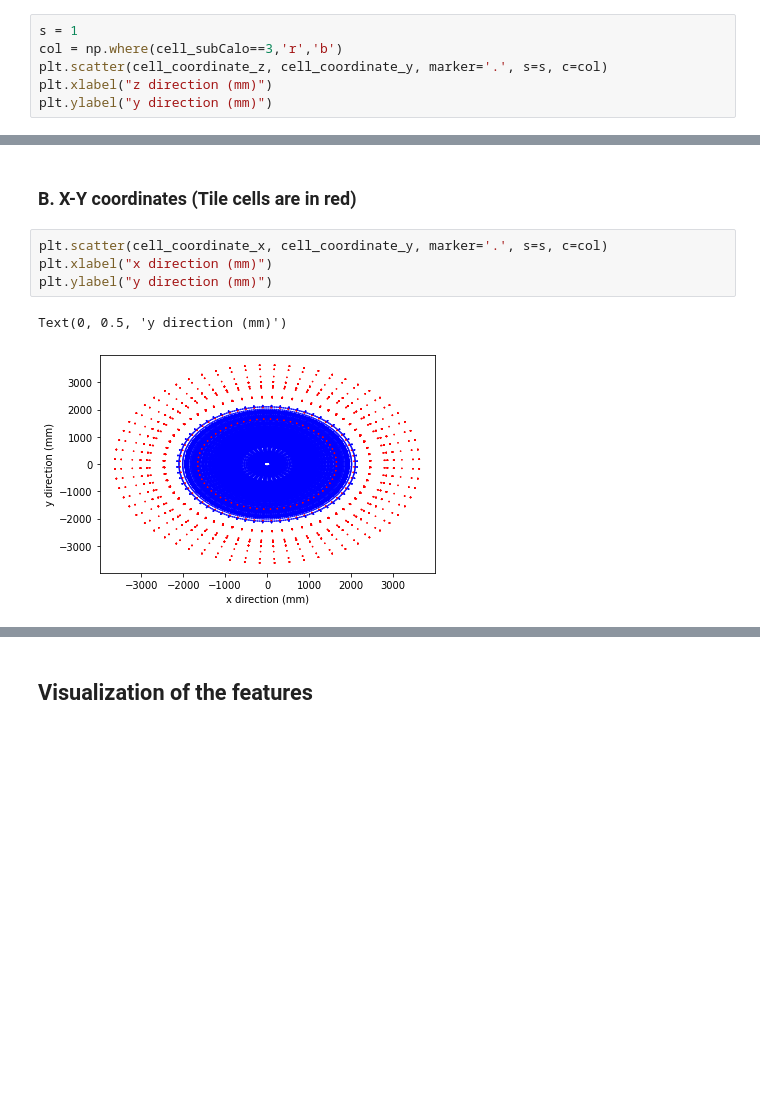
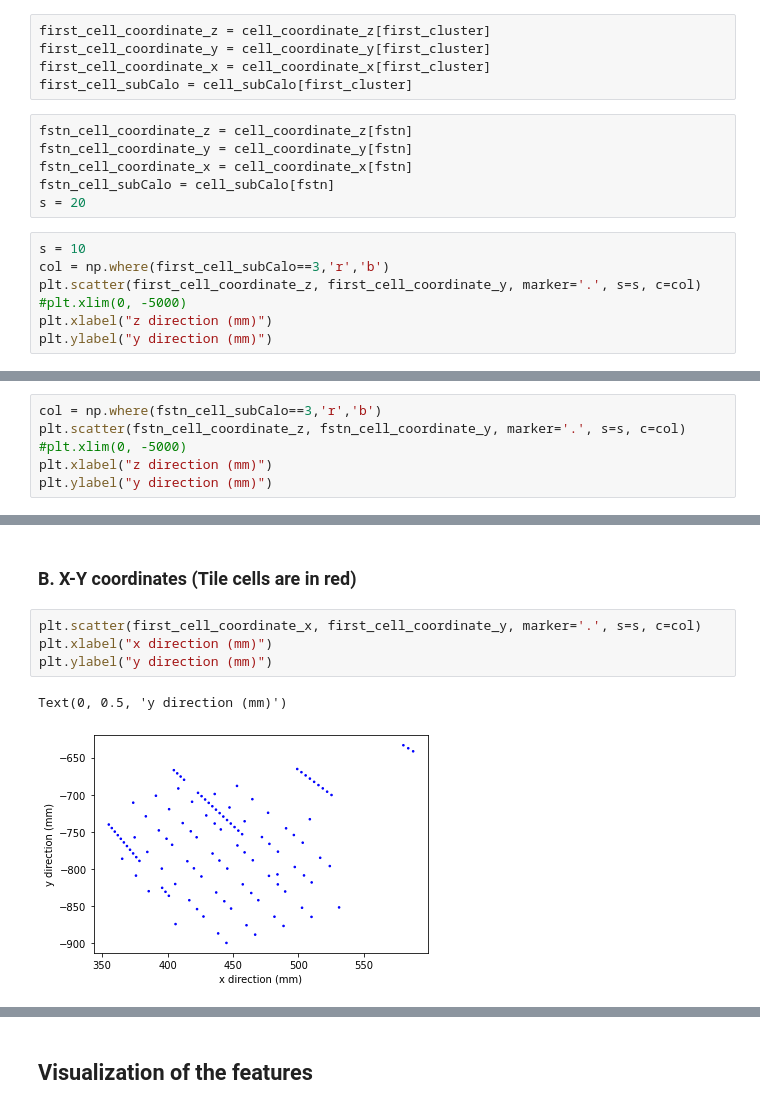
Before and after one commit to Debottam/MLBasedCaloClusteringPipeLine, a Jupyter notebook: CalorimeterDataVisualization_1events.ipynb, the cells around one changed output, grey strips where cells are left out. Drawn from its saved outputs; the diff is of its cells as text; blank space fills up the shorter version.

```diff
--- a/CalorimeterDataVisualization_1events.ipynb
+++ b/CalorimeterDataVisualization_1events.ipynb
@@ -142,10 +185,22 @@ We decided to use following features from an event
 # Visualization of cell geometry
 # %% [markdown]
 ### A. Y-Z coordinates (Tile cells are in red)
+# %%
+first_cell_coordinate_z = cell_coordinate_z[first_cluster]
+first_cell_coordinate_y = cell_coordinate_y[first_cluster]
+first_cell_coordinate_x = cell_coordinate_x[first_cluster]
+first_cell_subCalo = cell_subCalo[first_cluster]
+# %%
+fstn_cell_coordinate_z = cell_coordinate_z[fstn]
+fstn_cell_coordinate_y = cell_coordinate_y[fstn]
+fstn_cell_coordinate_x = cell_coordinate_x[fstn]
+fstn_cell_subCalo = cell_subCalo[fstn]
+s = 20
 # %%
-s = 1
-col = np.where(cell_subCalo==3,'r','b')
-plt.scatter(cell_coordinate_z, cell_coordinate_y, marker='.', s=s, c=col)
+s = 10
+col = np.where(first_cell_subCalo==3,'r','b')
+plt.scatter(first_cell_coordinate_z, first_cell_coordinate_y, marker='.', s=s, c=col)
+#plt.xlim(0, -5000)
 plt.xlabel("z direction (mm)")
 plt.ylabel("y direction (mm)")
 # %% [output]
@@ -153,0 +209,6 @@ Text(0, 0.5, 'y direction (mm)')
+# %%
+col = np.where(fstn_cell_subCalo==3,'r','b')
+plt.scatter(fstn_cell_coordinate_z, fstn_cell_coordinate_y, marker='.', s=s, c=col)
+#plt.xlim(0, -5000)
+plt.xlabel("z direction (mm)")
+plt.ylabel("y direction (mm)")
@@ -154,9 +218,9 @@ Text(0, 0.5, 'y direction (mm)')
 # %% [markdown]
 ### B. X-Y coordinates (Tile cells are in red)
 # %%
-plt.scatter(cell_coordinate_x, cell_coordinate_y, marker='.', s=s, c=col)
+plt.scatter(first_cell_coordinate_x, first_cell_coordinate_y, marker='.', s=s, c=col)
 plt.xlabel("x direction (mm)")
 plt.ylabel("y direction (mm)")
 # %% [output]
 Text(0, 0.5, 'y direction (mm)')
-[figure, old version]
+[figure, new version]
```
Also changed, not shown: parts of 17 cells of this notebook, 5 other files.
